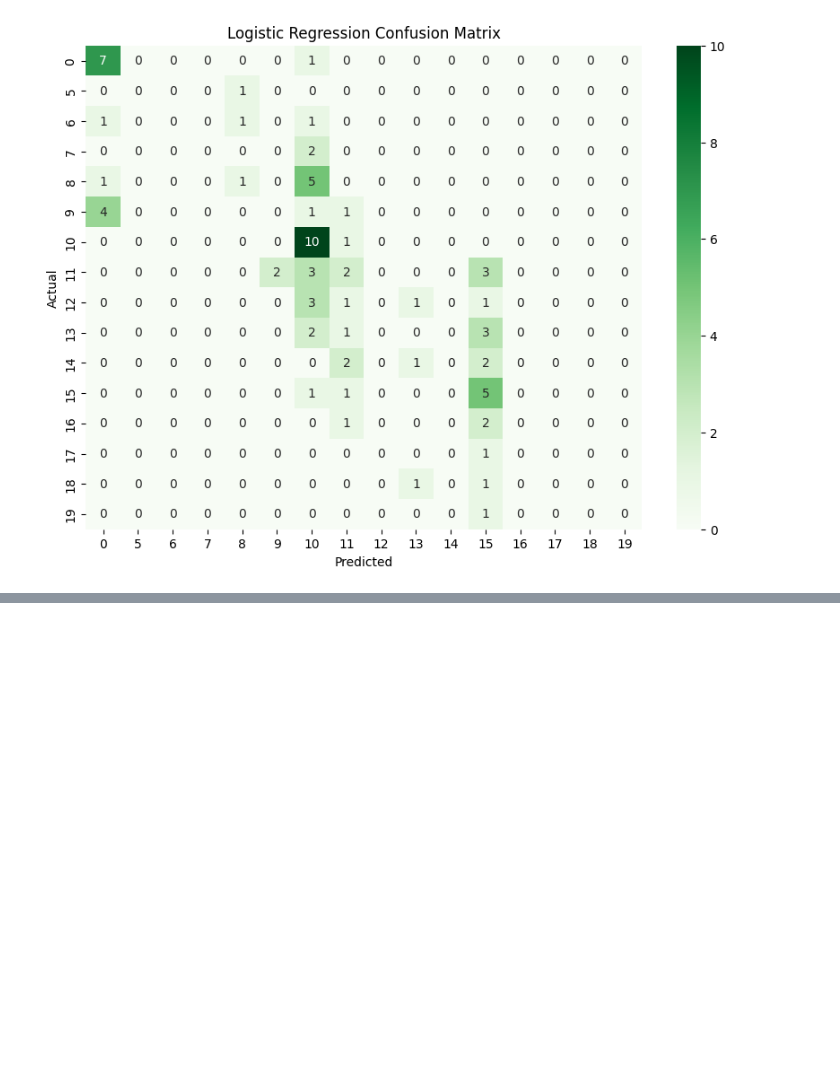
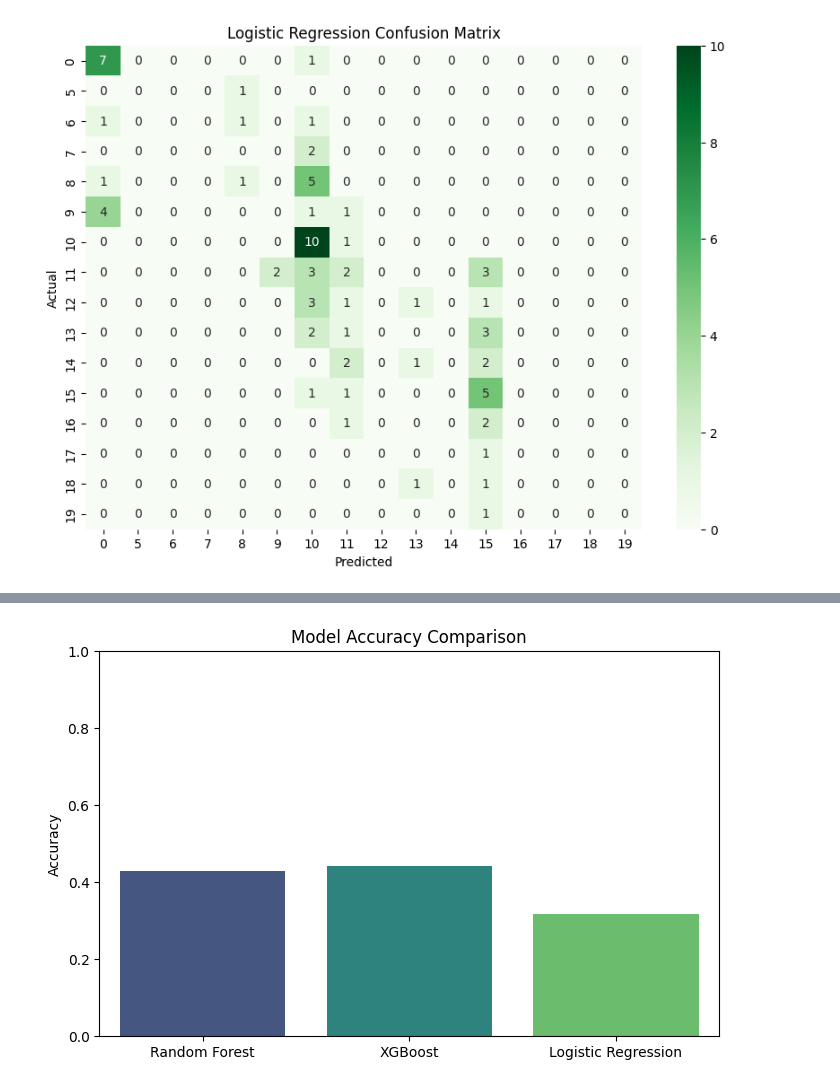
Before and after one commit to NathanOpira/Students-Performance-Predictor., a Jupyter notebook: Notebooks/modeling.ipynb, the cells around one changed output, grey strips where cells are left out. Drawn from its saved outputs; the diff is of its cells as text; code cells hidden in the pictures; blank space fills up the shorter version.

Commit message:
visualizing model comparision.

```diff
--- a/Notebooks/modeling.ipynb
+++ b/Notebooks/modeling.ipynb
@@ -1,44 +1,51 @@
 # %%
 # Importing necessary libraries
-import pandas as pd
-import seaborn as sns
-import matplotlib.pyplot as plt
-from sklearn.model_selection import train_test_split, GridSearchCV
-from sklearn.ensemble import RandomForestClassifier
-from sklearn.linear_model import LogisticRegression
-from sklearn.metrics import classification_report, confusion_matrix, accuracy_score
-from sklearn.preprocessing import LabelEncoder
-import xgboost as xgb
+import pandas as pd  # For data manipulation
+import seaborn as sns  # For visualization
+import matplotlib.pyplot as plt  # For plotting graphs
+from sklearn.model_selection import train_test_split, GridSearchCV  # For splitting data and hyperparameter tuning
+from sklearn.ensemble import RandomForestClassifier  # Random Forest classifier
+from sklearn.linear_model import LogisticRegression  # Logistic Regression classifier
+from sklearn.metrics import classification_report, confusion_matrix, accuracy_score  # Evaluation metrics
+from sklearn.preprocessing import LabelEncoder  # For encoding target labels
+import xgboost as xgb  # XGBoost classifier
 
 # Loading encoded dataset
 df_encoded = pd.read_csv(r'c:\Users\HP\OneDrive\Desktop\Projects\Students-Performance-Predictor\Data\processed\student-mat-encoded.csv')
 
 # Dropping classes with fewer than 5 instances
+# This ensures class balance for better model training and evaluation
 class_counts = df_encoded['G3'].value_counts()
 valid_classes = class_counts[class_counts >= 5].index
 df_filtered = df_encoded[df_encoded['G3'].isin(valid_classes)]
 
 # Feature & Target Splitting
+# 'X' contains the features, and 'y' is the target (final grade)
 X = df_filtered.drop('G3', axis=1)
 y = df_filtered['G3']
 
 # Label Encoding for XGBoost and Logistic Regression
+# Converts target classes to numerical format for compatibility with classifiers
 le = LabelEncoder()
 y_encoded = le.fit_transform(y)
 
-# -------------------- RANDOM FOREST --------------------
+###RANDOM FOREST
+# Splitting data into train and test sets for Random Forest
 X_train_rf, X_test_rf, y_train_rf, y_test_rf = train_test_split(X, y, test_size=0.2, stratify=y, random_state=42)
 
+# Hyperparameter grid for tuning Random Forest
 rf_params = {
-    'n_estimators': [100, 200],
-    'max_depth': [None, 10, 20],
-    'min_samples_split': [2, 5]
+    'n_estimators': [100, 200],  # Number of trees
+    'max_depth': [None, 10, 20],  # Depth of trees
+    'min_samples_split': [2, 5]  # Minimum samples required to split an internal node
 }
 
+# GridSearchCV for hyperparameter tuning using 3-fold cross-validation
 rf_grid = GridSearchCV(RandomForestClassifier(random_state=42), rf_params, cv=3, scoring='accuracy')
 rf_grid.fit(X_train_rf, y_train_rf)
-best_rf = rf_grid.best_estimator_
+best_rf = rf_grid.best_estimator_  # Best tuned Random Forest model
 
+# Predicting and evaluating Random Forest model
 y_pred_rf = best_rf.predict(X_test_rf)
 print("===== Random Forest (Tuned) =====")
 print("Best Params:", rf_grid.best_params_)
@@ -46,15 +53,18 @@ print("Accuracy:", accuracy_score(y_test_rf, y_pred_rf))
 print("Classification Report:\n", classification_report(y_test_rf, y_pred_rf))
 print("Confusion Matrix:\n", confusion_matrix(y_test_rf, y_pred_rf))
 
-# -------------------- XGBOOST --------------------
+###XGBOOST
+# Splitting data into train and test sets for XGBoost
 X_train_xgb, X_test_xgb, y_train_xgb, y_test_xgb = train_test_split(X, y_encoded, test_size=0.2, stratify=y_encoded, random_state=42)
 
+# Hyperparameter grid for tuning XGBoost
 xgb_params = {
-    'n_estimators': [100, 200],
-    'max_depth': [3, 6],
-    'learning_rate': [0.01, 0.1]
+    'n_estimators': [100, 200],  # Number of boosting rounds
+    'max_depth': [3, 6],  # Maximum depth of trees
+    'learning_rate': [0.01, 0.1]  # Learning rate for boosting
 }
 
+# Defining the XGBoost classifier with multi-class objective
 xgb_model = xgb.XGBClassifier(
     objective='multi:softmax',
     num_class=len(le.classes_),
@@ -63,19 +73,23 @@ xgb_model = xgb.XGBClassifier(
     random_state=42
 )
 
+# GridSearchCV for hyperparameter tuning using 3-fold cross-validation
 xgb_grid = GridSearchCV(xgb_model, xgb_params, cv=3, scoring='accuracy')
 xgb_grid.fit(X_train_xgb, y_train_xgb)
-best_xgb = xgb_grid.best_estimator_
+best_xgb = xgb_grid.best_estimator_  # Best tuned XGBoost model
 
+# Predicting and decoding predictions back to original labels
 y_pred_xgb = best_xgb.predict(X_test_xgb)
 y_test_labels = le.inverse_transform(y_test_xgb)
 y_pred_labels = le.inverse_transform(y_pred_xgb)
 
+# Evaluating XGBoost model
 print("\n===== XGBoost (Tuned) =====")
 print("Best Params:", xgb_grid.best_params_)
 print(f"Accuracy: {accuracy_score(y_test_labels, y_pred_labels):.4f}")
 print("Classification Report:\n", classification_report(y_test_labels, y_pred_labels))
 
+# Visualizing XGBoost confusion matrix
 conf_matrix = confusion_matrix(y_test_labels, y_pred_labels)
 plt.figure(figsize=(10, 7))
 sns.heatmap(conf_matrix, annot=True, fmt='d', cmap='Blues', xticklabels=le.classes_, yticklabels=le.classes_)
@@ -84,27 +98,33 @@ plt.xlabel("Predicted")
 plt.ylabel("Actual")
 plt.show()
 
-# -------------------- LOGISTIC REGRESSION --------------------
+###LOGISTIC REGRESSION
+# Splitting data into train and test sets for Logistic Regression
 X_train_lr, X_test_lr, y_train_lr, y_test_lr = train_test_split(X, y_encoded, test_size=0.2, stratify=y_encoded, random_state=42)
 
+# Hyperparameter grid for tuning Logistic Regression
 lr_params = {
-    'C': [0.01, 0.1, 1, 10],
-    'solver': ['liblinear', 'saga']
+    'C': [0.01, 0.1, 1, 10],  # Regularization strength
+    'solver': ['liblinear', 'saga']  # Optimization solvers
 }
 
+# GridSearchCV for hyperparameter tuning using 3-fold cross-validation
 lr_grid = GridSearchCV(LogisticRegression(max_iter=1000, multi_class='ovr', random_state=42), lr_params, cv=3, scoring='accuracy')
 lr_grid.fit(X_train_lr, y_train_lr)
-best_lr = lr_grid.best_estimator_
+best_lr = lr_grid.best_estimator_  # Best tuned Logistic Regression model
 
+# Predicting and decoding predictions back to original labels
 y_pred_lr = best_lr.predict(X_test_lr)
 y_test_labels_lr = le.inverse_transform(y_test_lr)
 y_pred_labels_lr = le.inverse_transform(y_pred_lr)
 
+# Evaluating Logistic Regression model
 print("\n===== Logistic Regression (Tuned) =====")
 print("Best Params:", lr_grid.best_params_)
 print(f"Accuracy: {accuracy_score(y_test_labels_lr, y_pred_labels_lr):.4f}")
 print("Classification Report:\n", classification_report(y_test_labels_lr, y_pred_labels_lr))
 
+# Visualizing Logistic Regression confusion matrix
 conf_matrix_lr = confusion_matrix(y_test_labels_lr, y_pred_labels_lr)
 plt.figure(figsize=(10, 7))
 sns.heatmap(conf_matrix_lr, annot=True, fmt='d', cmap='Greens', xticklabels=le.classes_, yticklabels=le.classes_)
@@ -112,6 +132,38 @@ plt.title("Logistic Regression Confusion Matrix")
 plt.xlabel("Predicted")
 plt.ylabel("Actual")
 plt.show()
+
+###VISUAL COMPARISON OF MODELS
+
+# Accuracy scores.
+accuracy_rf = accuracy_score(y_test_rf, y_pred_rf)
+accuracy_xgb = accuracy_score(y_test_labels, y_pred_labels)
+accuracy_lr = accuracy_score(y_test_labels_lr, y_pred_labels_lr)
+
+# F1-scores (weighted average)
+# Useful for assessing model performance on imbalanced classes
+f1_rf = classification_report(y_test_rf, y_pred_rf, output_dict=True)['weighted avg']['f1-score']
+f1_xgb = classification_report(y_test_labels, y_pred_labels, output_dict=True)['weighted avg']['f1-score']
+f1_lr = classification_report(y_test_labels_lr, y_pred_labels_lr, output_dict=True)['weighted avg']['f1-score']
+
+# Plotting accuracy comparison.
+plt.figure(figsize=(8, 5))
+models = ['Random Forest', 'XGBoost', 'Logistic Regression']
+accuracies = [accuracy_rf, accuracy_xgb, accuracy_lr]
+sns.barplot(x=models, y=accuracies, palette='viridis')
+plt.ylabel('Accuracy')
+plt.title('Model Accuracy Comparison')
+plt.ylim(0, 1)
+plt.show()
+
+# Plotting F1-score comparison.
+plt.figure(figsize=(8, 5))
+f1_scores = [f1_rf, f1_xgb, f1_lr]
+sns.barplot(x=models, y=f1_scores, palette='magma')
+plt.ylabel('F1 Score (Weighted Avg)')
+plt.title('Model F1 Score Comparison')
+plt.ylim(0, 1)
+plt.show()
 # %% [output]
 ===== Random Forest (Tuned) =====
 Best Params: {'max_depth': 10, 'min_samples_split': 5, 'n_estimators': 200}
@@ -185,0 +241 @@ weighted avg       0.18      0.32      0.21        79
+[figure, added]
```
Also changed, not shown: parts of 1 cell of this notebook.
